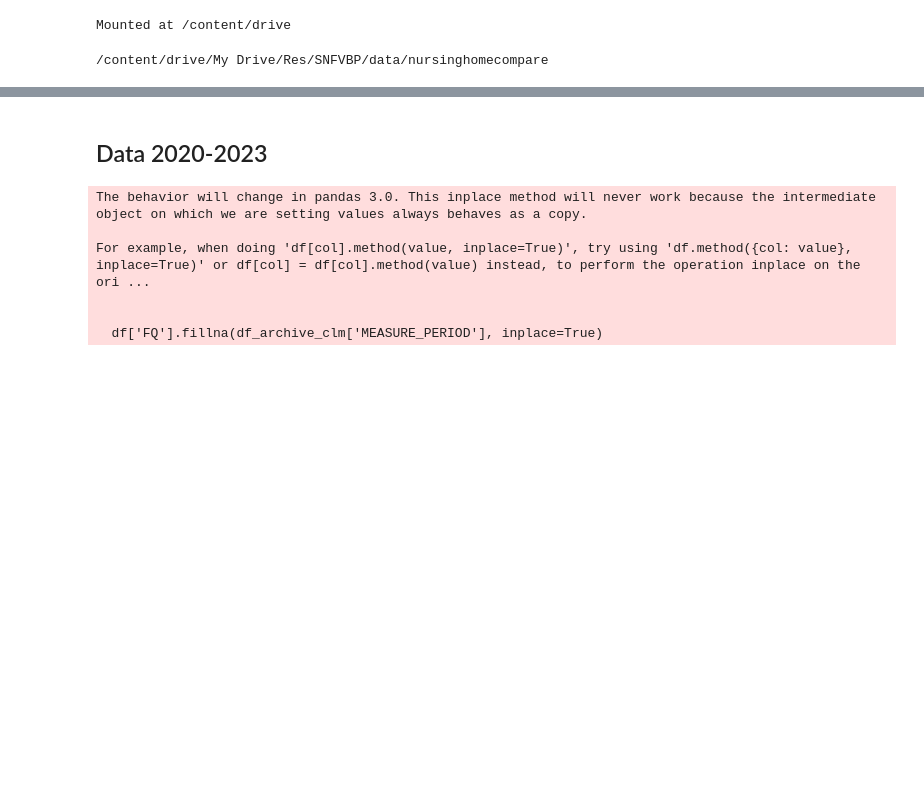
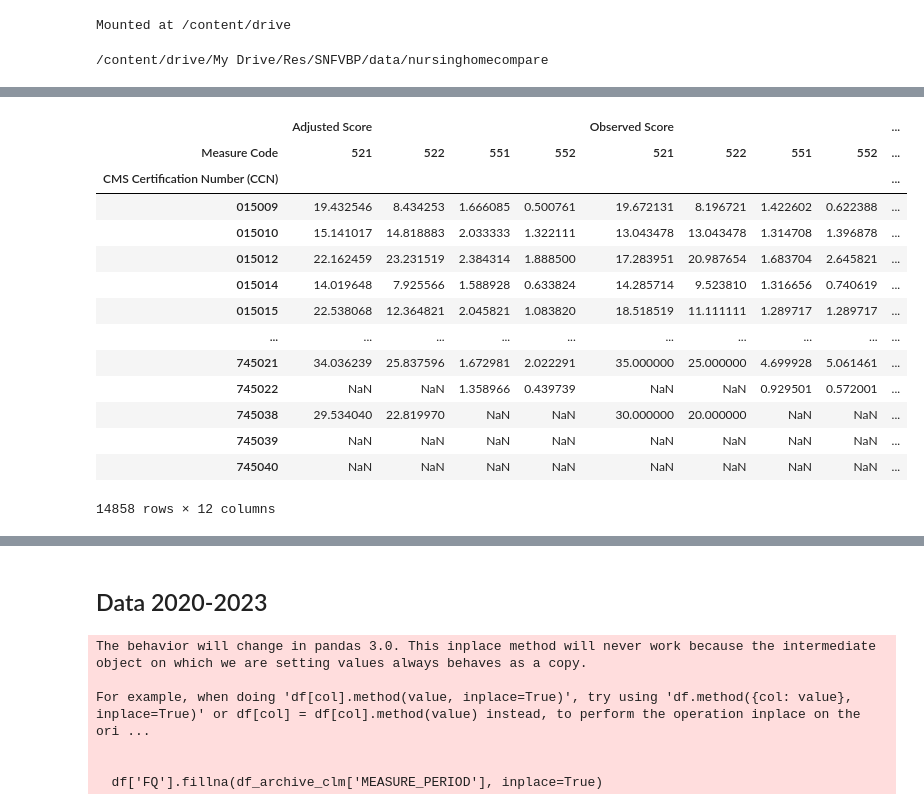
Before and after one commit to Ortsang/SNFVBP-analysis, a Jupyter notebook: SNFVBP_dataclean_oneyear.ipynb, the cells around one changed output, grey strips where cells are left out. Drawn from its saved outputs; the diff is of its cells as text; code cells hidden in the pictures; blank space fills up the shorter version.

```diff
--- a/SNFVBP_dataclean_oneyear.ipynb
+++ b/SNFVBP_dataclean_oneyear.ipynb
@@ -17,0 +41,40 @@ Mounted at /content/drive
+# %%
+df_clm_0405  = pd.DataFrame() #MSR = MSR Claims
+df_info_0405 = pd.DataFrame() #Provider information
+
+current_directory = os.getcwd()
+# Get a list of all files and directories in the current directory
+files = os.listdir(current_directory)
+
+k = [s for s in files if "Provider" in s and "Info" in s][0]
+df_info_0405 = pd.read_csv(k,encoding='ISO-8859-1',low_memory=False).set_index('CMS Certification Number (CCN)')
+# %%
+k = [s for s in files if "Claims" in s][0]
+df_clm_0405 = pd.read_csv(k,encoding='ISO-8859-1',low_memory=False)
+#df_clm_0405['CMS Certification Number (CCN)'] = pd.to_numeric(df_clm_0405['CMS Certification Number (CCN)'], errors='coerce')
+#df_clm_0405['CMS Certification Number (CCN)'] = df_clm_0405['CMS Certification Number (CCN)'].map(lambda x: '{:.0f}'.format(x) if not pd.isnull(x) else str(x))
+
+
+df_clm_0405_long = df_clm_0405[['CMS Certification Number (CCN)','Measure Code',
+                                             'Adjusted Score','Observed Score','Expected Score']].drop_duplicates(subset=['CMS Certification Number (CCN)',
+                                                                                                                          'Measure Code'], keep='first')
+df_clm_0405_wide = df_clm_0405_long.pivot(index='CMS Certification Number (CCN)',
+                                 columns='Measure Code', values=['Adjusted Score','Observed Score','Expected Score'])
+# %%
+df_clm_0405_wide
+# %% [output]
+|  | Adjusted Score |  |  |  | Observed Score |  |  |  | ... |
+| Measure Code | 521 | 522 | 551 | 552 | 521 | 522 | 551 | 552 | ... |
+| CMS Certification Number (CCN) |  |  |  |  |  |  |  |  | ... |
+| 015009 | 19.432546 | 8.434253 | 1.666085 | 0.500761 | 19.672131 | 8.196721 | 1.422602 | 0.622388 | ... |
+| 015010 | 15.141017 | 14.818883 | 2.033333 | 1.322111 | 13.043478 | 13.043478 | 1.314708 | 1.396878 | ... |
+| 015012 | 22.162459 | 23.231519 | 2.384314 | 1.888500 | 17.283951 | 20.987654 | 1.683704 | 2.645821 | ... |
+| 015014 | 14.019648 | 7.925566 | 1.588928 | 0.633824 | 14.285714 | 9.523810 | 1.316656 | 0.740619 | ... |
+| 015015 | 22.538068 | 12.364821 | 2.045821 | 1.083820 | 18.518519 | 11.111111 | 1.289717 | 1.289717 | ... |
+| ... | ... | ... | ... | ... | ... | ... | ... | ... | ... |
+| 745021 | 34.036239 | 25.837596 | 1.672981 | 2.022291 | 35.000000 | 25.000000 | 4.699928 | 5.061461 | ... |
+| 745022 | NaN | NaN | 1.358966 | 0.439739 | NaN | NaN | 0.929501 | 0.572001 | ... |
+| 745038 | 29.534040 | 22.819970 | NaN | NaN | 30.000000 | 20.000000 | NaN | NaN | ... |
+| 745039 | NaN | NaN | NaN | NaN | NaN | NaN | NaN | NaN | ... |
+| 745040 | NaN | NaN | NaN | NaN | NaN | NaN | NaN | NaN | ... |
+14858 rows × 12 columns
```
Also changed, not shown: parts of 12 cells of this notebook.
